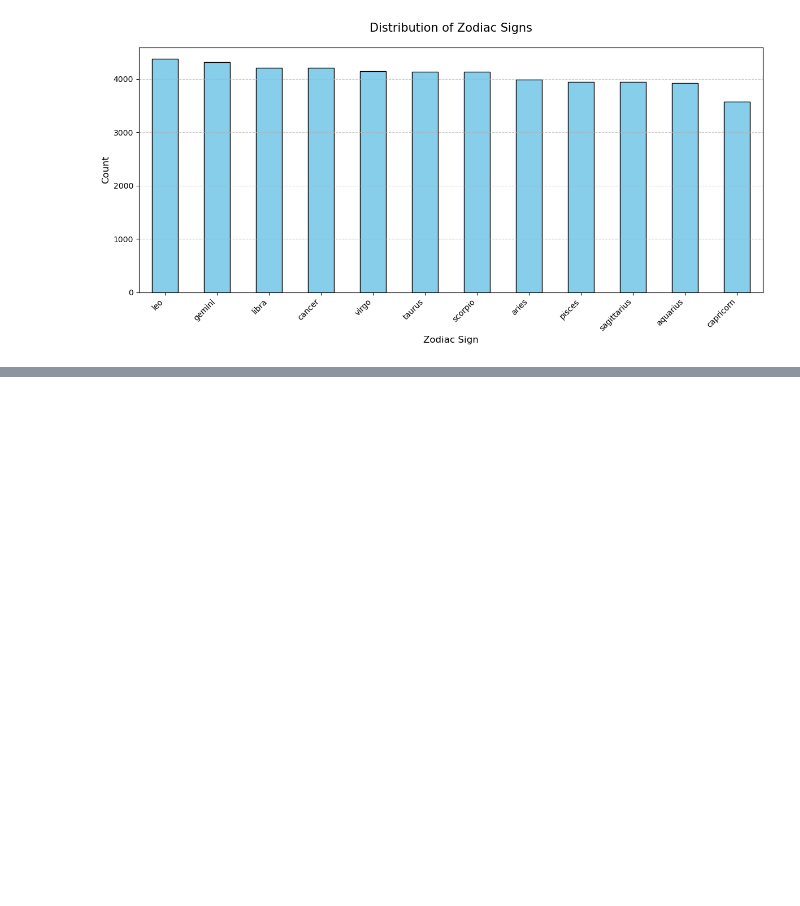
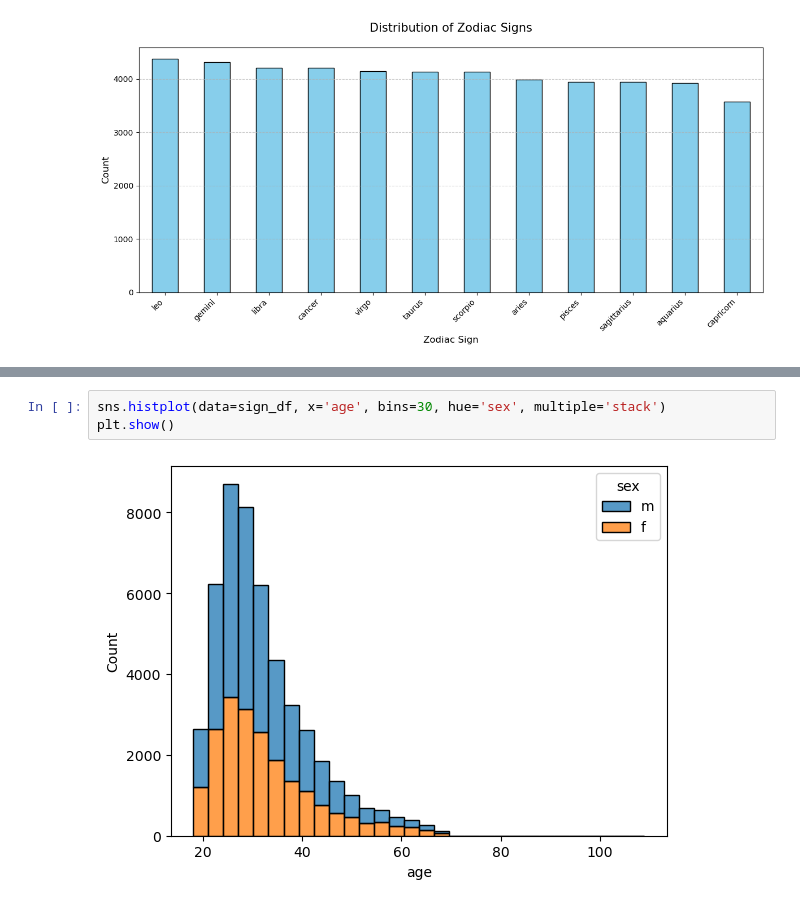
Before and after one commit to Andrepgon/OkCupid_Project, a Jupyter notebook: date-a-scientist.ipynb, the cells around one changed output, grey strips where cells are left out. Saved outputs shown, nothing was run; the diff lists cells and outputs as text; blank space fills up the shorter version.

Commit message:
Finished EDA with graphs for all choosen features and prepared the sign_df for the next part: ML

```diff
--- a/date-a-scientist.ipynb
+++ b/date-a-scientist.ipynb
@@ -186,0 +197,5 @@ Now that I finished my Exploratory Data Analysis on the signs feature and the da
+# %%
+sns.histplot(data=sign_df, x='age', bins=30, hue='sex', multiple='stack')
+plt.show()
+# %% [output]
+[figure, added]
```
Also changed, not shown: parts of 11 cells of this notebook.
